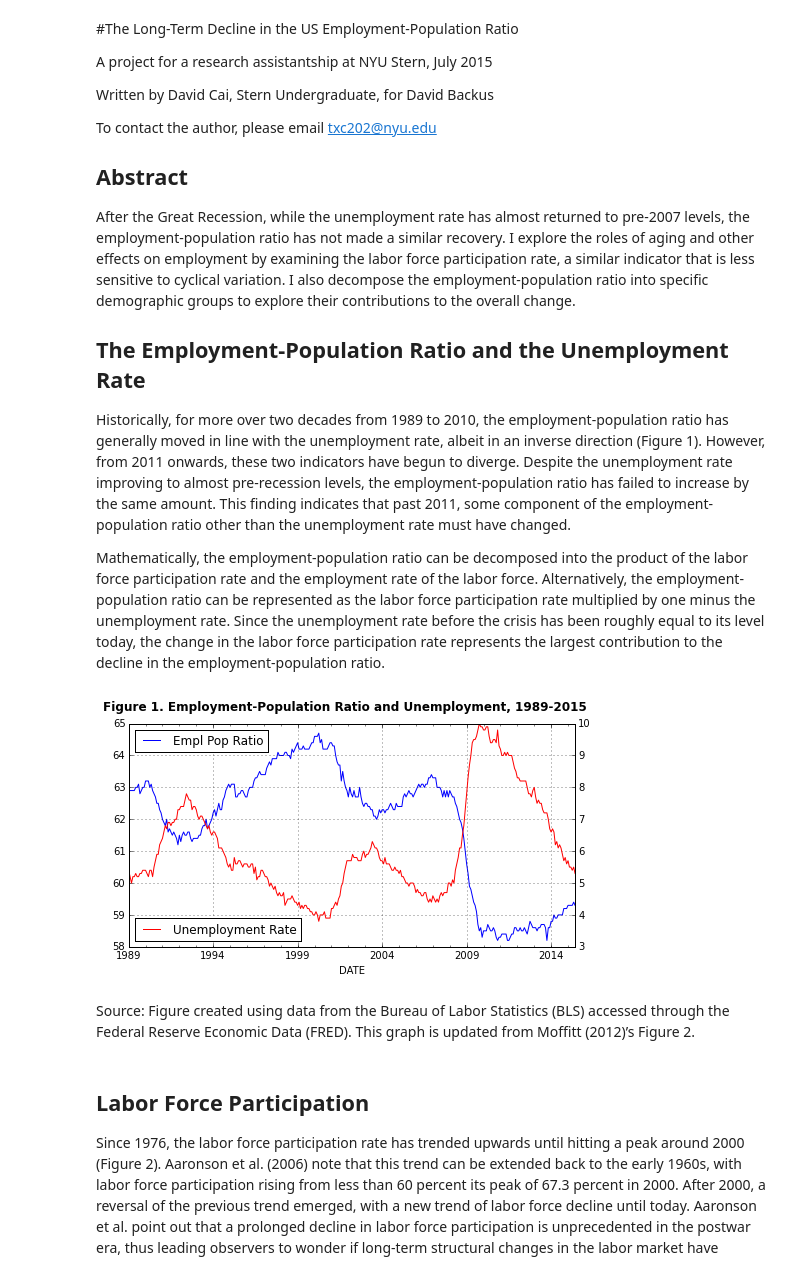
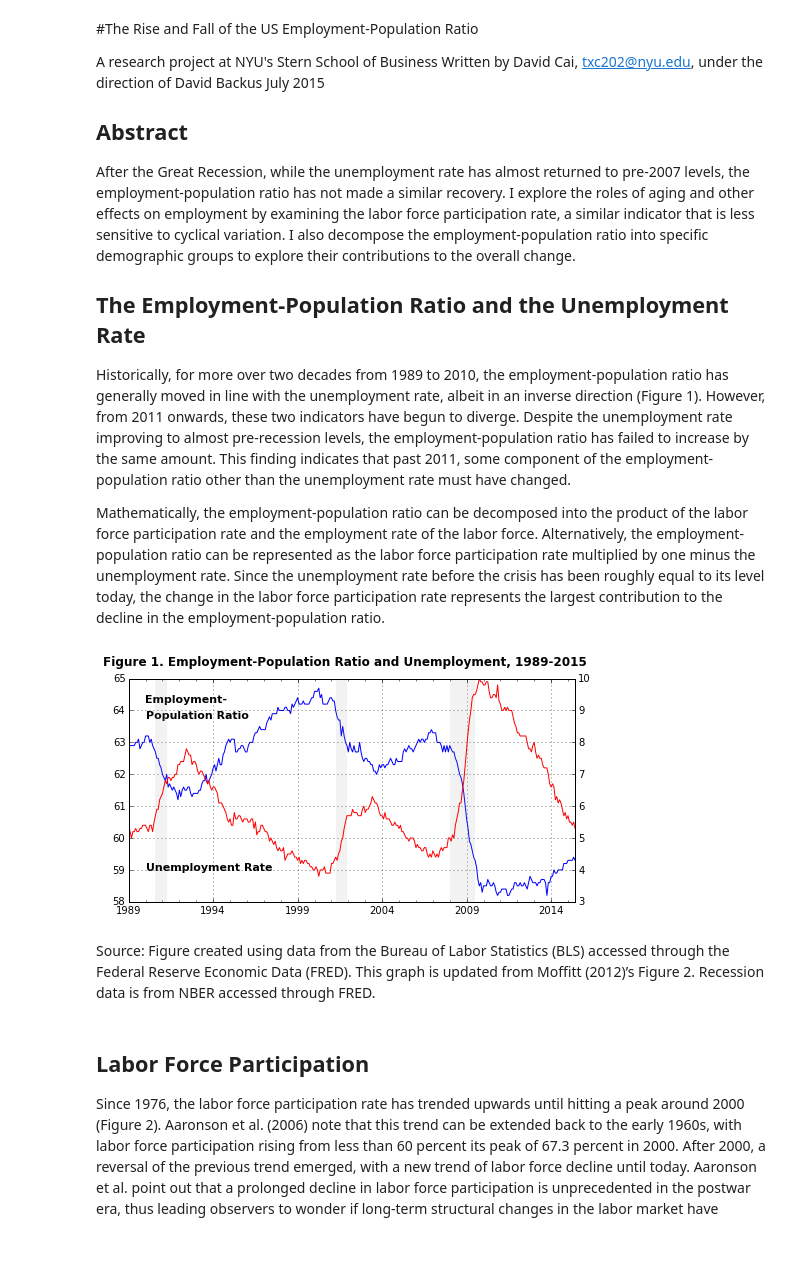
Before and after one commit to DaveBackus/Data_Bootcamp, a Jupyter notebook: Code/Projects/Employment-Population-Ratio_DavidCai_Jul_15.ipynb, the cells around one changed output. Drawn from its saved outputs; the diff is of its cells as text; code cells hidden in the pictures; blank space fills up the shorter version.

Commit message:
david cai's notebook

```diff
--- a/Code/Projects/Employment-Population-Ratio_DavidCai_Jul_15.ipynb
+++ b/Code/Projects/Employment-Population-Ratio_DavidCai_Jul_15.ipynb
@@ -1,11 +1,9 @@
 # %% [markdown]
-#The Long-Term Decline in the US Employment-Population Ratio
+#The Rise and Fall of the US Employment-Population Ratio
 
-A project for a research assistantship at NYU Stern, July 2015
-
-Written by David Cai, Stern Undergraduate, for David Backus
-
-To contact the author, please email txc202@nyu.edu
+A research project at NYU's Stern School of Business
+Written by David Cai, txc202@nyu.edu, under the direction of David Backus
+July 2015
 
 ## Abstract
 
@@ -19,30 +17,49 @@ Mathematically, the employment-population ratio can be decomposed into the produ
 # %%
 """
 Creates a figure using FRED data
 Uses pandas Remote Data Access API
 Documentation can be found at http://pandas.pydata.org/pandas-docs/stable/remote_data.html
 """
 
 %matplotlib inline
 import pandas as pd
 import pandas.io.data as web
+import matplotlib.pyplot as plt
+import numpy as np
 import datetime as dt
-import matplotlib.pyplot as plt
+from dateutil.relativedelta import relativedelta
 
 start, end = dt.datetime(1989, 1, 1), dt.datetime(2015, 6, 1) # Set the date range of the data
-data = web.DataReader(['EMRATIO', 'UNRATE'],'fred', start, end) # Choose list of data sets you with to download
-data.columns = ['Empl Pop Ratio', 'Unemployment Rate']
+data = web.DataReader(['EMRATIO', 'UNRATE', 'USREC'],'fred', start, end) # Choose data series you wish to download
+data.columns = ['Empl Pop Ratio', 'Unemployment Rate', 'Recession']
 plt.figure(figsize=plt.figaspect(0.5))
+
 data['Empl Pop Ratio'].plot()
-plt.legend(loc='upper left')
+plt.xlabel('')
+plt.text(dt.datetime(1990, 1, 1), 64.25, 'Employment-', fontsize=11, weight='bold')
+plt.text(dt.datetime(1990, 1, 1), 63.75, 'Population Ratio', fontsize=11, weight='bold')
+
 data['Unemployment Rate'].plot(secondary_y=True, color = 'r')
-plt.legend(loc='lower left')
-plt.suptitle('Figure 1. Employment-Population Ratio and Unemployment, 1989-2015', fontsize=12, fontweight='bold')
+plt.text(dt.datetime(1990, 1, 1), 4, 'Unemployment Rate', fontsize=11, weight='bold')
+
+def get_recession_months():
+    rec_dates = data['Recession']
+    one_vals = np.where(rec_dates == 1)
+    rec_startind = rec_dates.index[one_vals]
+    return rec_startind
+
+def shade_recession(dates):
+    for date in dates:
+        plt.axvspan(date, date+relativedelta(months=+1), color='gray', alpha=0.1, lw=0)
+
+shade_recession(get_recession_months())
+
+plt.suptitle('Figure 1. Employment-Population Ratio and Unemployment, 1989-2015', fontsize=12, weight='bold')
 plt.show()
 # %% [output]
-[figure, old version]
+[figure, new version]
 # %% [markdown]
-Source: Figure created using data from the Bureau of Labor Statistics (BLS) accessed through the Federal Reserve Economic Data (FRED). This graph is updated from Moffitt (2012)’s Figure 2.
+Source: Figure created using data from the Bureau of Labor Statistics (BLS) accessed through the Federal Reserve Economic Data (FRED). This graph is updated from Moffitt (2012)’s Figure 2. Recession data is from NBER accessed through FRED.
 # %% [markdown]
 ## Labor Force Participation
 
```
Also changed, not shown: parts of 7 cells of this notebook, 2 other files.
